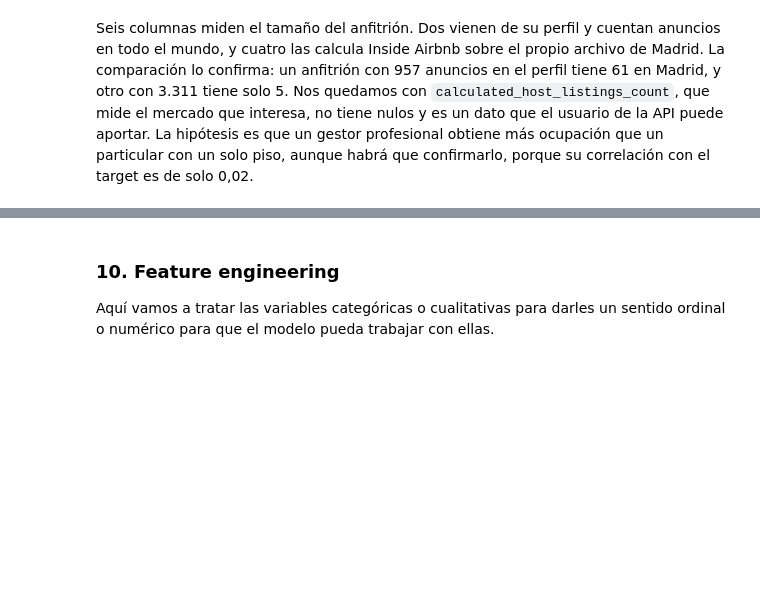
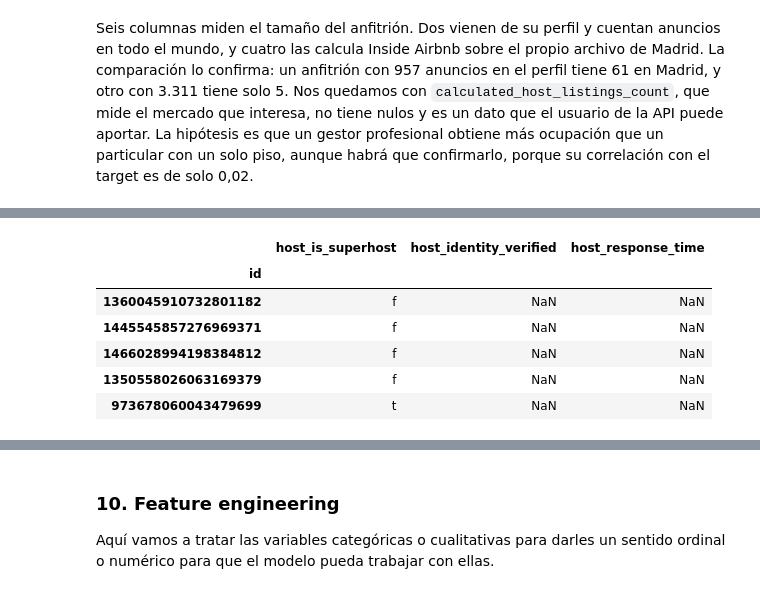
Before and after one commit to HimuraFresh/madrid-rental-revenue-prediction, a Jupyter notebook: notebooks/main.ipynb, the cells around one changed output, grey strips where cells are left out. Cells and saved outputs as stored; diff of their text form; code cells hidden in the pictures; blank space fills up the shorter version.

```diff
--- a/notebooks/main.ipynb
+++ b/notebooks/main.ipynb
@@ -1353,0 +1281,10 @@ df.drop(columns=["last_review","first_review","host_response_time","host_verific
+# %%
+X_train[X_train["host_since"].isna()][["host_is_superhost", "host_identity_verified", "host_response_time"]].head()
+# %% [output]
+|  | host_is_superhost | host_identity_verified | host_response_time |
+| id |  |  |  |
+| 1360045910732801182 | f | NaN | NaN |
+| 1445545857276969371 | f | NaN | NaN |
+| 1466028994198384812 | f | NaN | NaN |
+| 1350558026063169379 | f | NaN | NaN |
+| 973678060043479699 | t | NaN | NaN |
```
Also changed, not shown: parts of 47 cells of this notebook.
